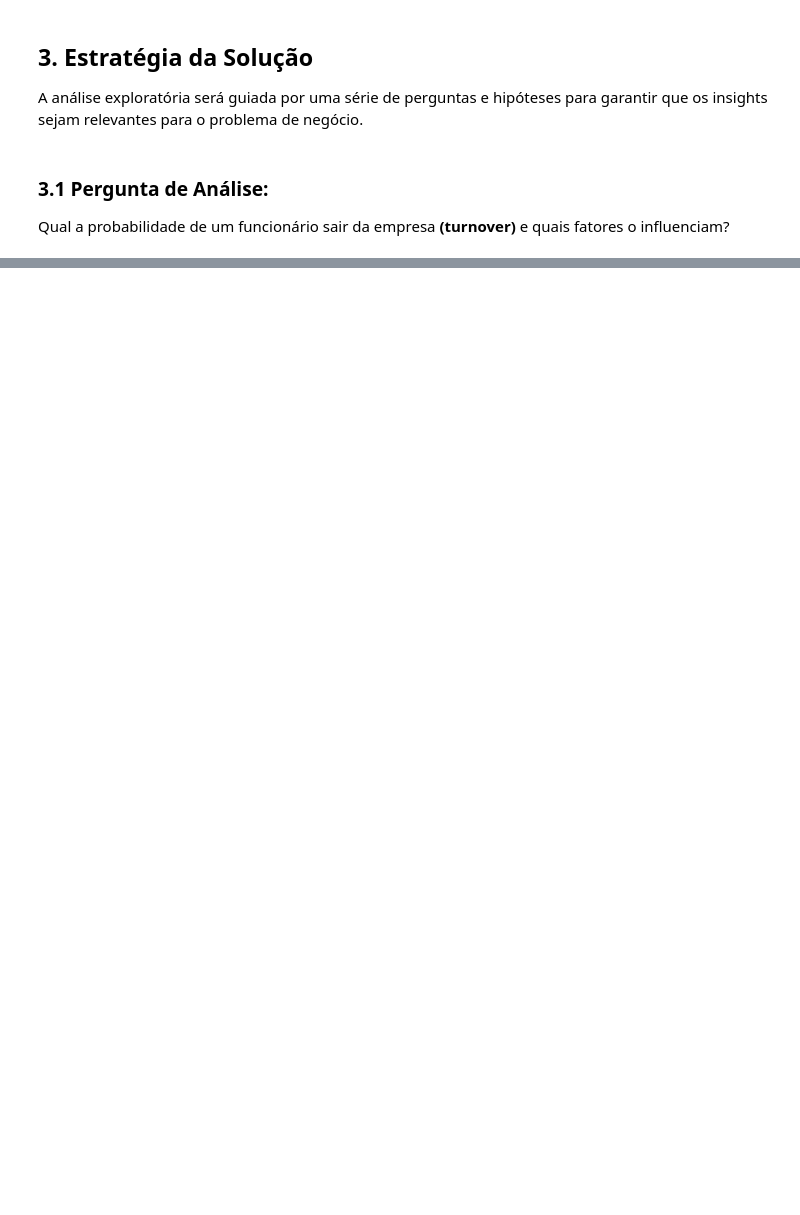
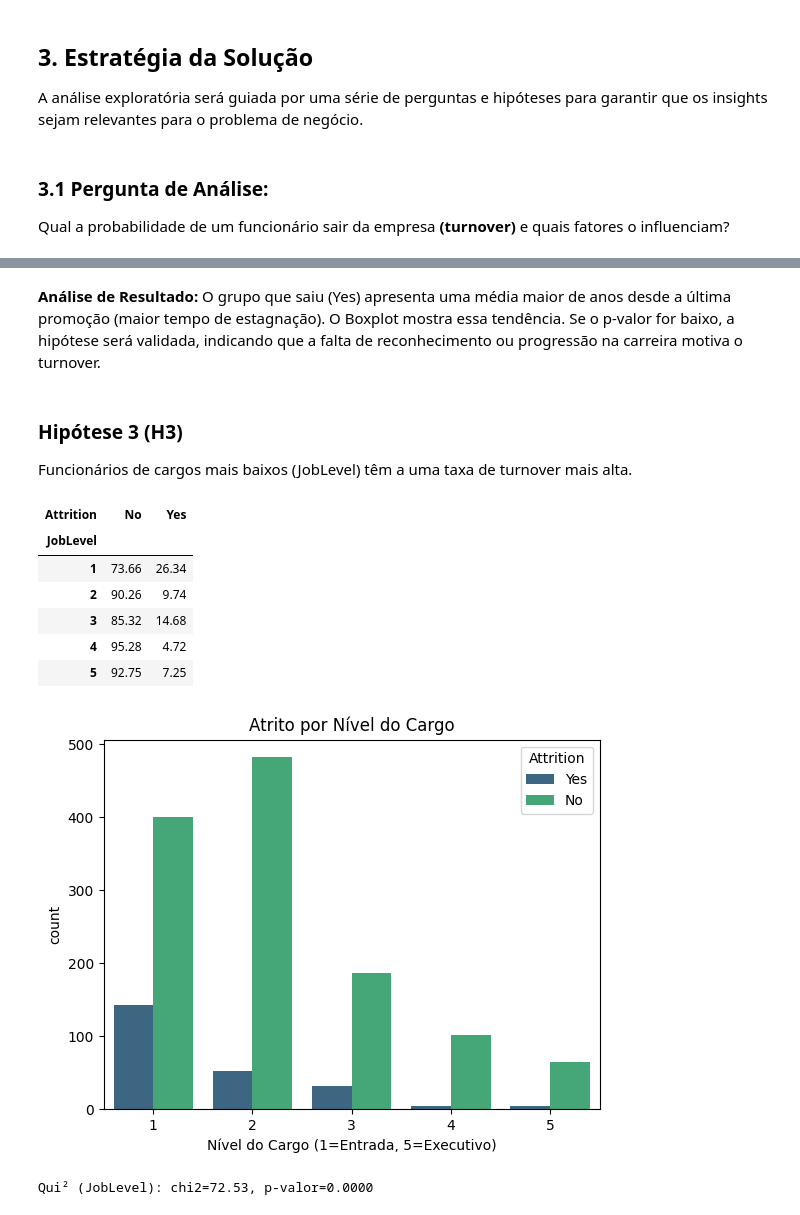
Before and after one commit to lucasalmeida097/HR-Attrition-Prediction, a Jupyter notebook: notebooks/eda.ipynb, the cells around one changed output, grey strips where cells are left out. Drawn from its saved outputs; the diff is of its cells as text; code cells hidden in the pictures; blank space fills up the shorter version.

```diff
--- a/notebooks/eda.ipynb
+++ b/notebooks/eda.ipynb
@@ -432,0 +279,30 @@ Testes de Significância
+# %% [markdown]
+**Análise de Resultado:**
+O grupo que saiu (Yes) apresenta uma média maior de anos desde a última promoção (maior tempo de estagnação). O Boxplot mostra essa tendência. Se o p-valor for baixo, a hipótese será validada, indicando que a falta de reconhecimento ou progressão na carreira motiva o turnover.
+# %% [markdown]
+### Hipótese 3 (H3)
+Funcionários de cargos mais baixos (JobLevel) têm a uma taxa de turnover mais alta.
+# %%
+# 1. Tabela de Contagem (Proporção de Turnover por Nível)
+contingency_h3 = pd.crosstab(df['JobLevel'], df['Attrition'], normalize='index') * 100
+display(contingency_h3.round(2))
+
+# 2. Gráfico de Contagem
+sns.countplot(data=df, x="JobLevel", hue="Attrition", palette='viridis')
+plt.title("Atrito por Nível do Cargo")
+plt.xlabel("Nível do Cargo (1=Entrada, 5=Executivo)")
+plt.show()
+
+# 3. Teste Qui-quadrado
+chi2, p, dof, expected = stats.chi2_contingency(pd.crosstab(df['JobLevel'], df['Attrition']))
+print(f"Qui² (JobLevel): chi2={chi2:.2f}, p-valor={p:.4f}")
+# %% [output]
+| Attrition | No | Yes |
+| JobLevel |  |  |
+| 1 | 73.66 | 26.34 |
+| 2 | 90.26 | 9.74 |
+| 3 | 85.32 | 14.68 |
+| 4 | 95.28 | 4.72 |
+| 5 | 92.75 | 7.25 |
+[figure, added]
+Qui² (JobLevel): chi2=72.53, p-valor=0.0000
```
Also changed, not shown: parts of 84 cells of this notebook, 1 other file.
